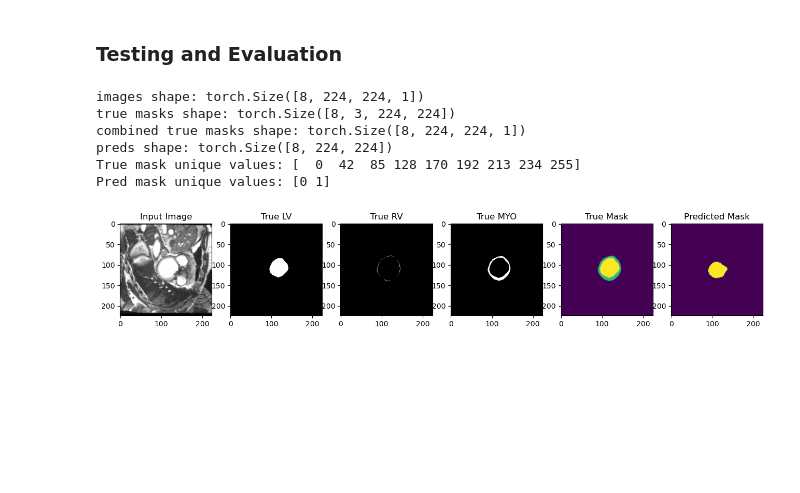
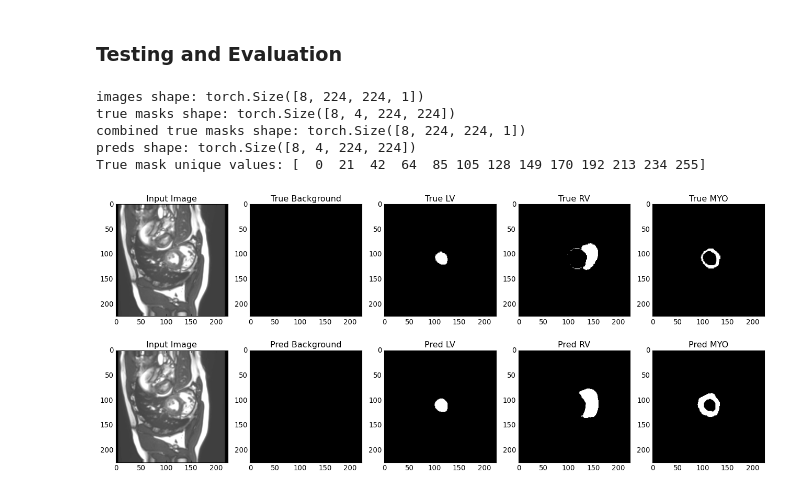
Before and after one commit to Chinthalanka/cardiac-mri-segmentation, a Jupyter notebook: experiments/original_unet.ipynb, the cells around one changed output. Saved outputs shown, nothing was run; the diff lists cells and outputs as text; code cells hidden in the pictures; blank space fills up the shorter version.

```diff
--- a/experiments/original_unet.ipynb
+++ b/experiments/original_unet.ipynb
@@ -58,9 +59,9 @@ amp = False
 root_dir = r'../data/ACDC/img_slices_org_v2/'
 logging.info(f'Using root_dir {root_dir}')
 
-training_dataset = ACDCDataset(root_dir=root_dir, dataset='training')
-validation_dataset = ACDCDataset(root_dir=root_dir, dataset='validation')
-testing_dataset = ACDCDataset(root_dir=root_dir, dataset='testing')
+training_dataset = ACDCDataset(root_dir=root_dir, dataset='training', transform_ind=True)
+validation_dataset = ACDCDataset(root_dir=root_dir, dataset='validation', transform_ind=True)
+testing_dataset = ACDCDataset(root_dir=root_dir, dataset='testing', transform_ind=True)
 
 logging.info(f'Training dataset size: {len(training_dataset)}')
 logging.info(f'Validation dataset size: {len(validation_dataset)}')
@@ -319,11 +306,12 @@ def train_model(
         mlflow.log_params(params)
 
         # Set up the optimizer, the loss, the learning rate scheduler and the loss scaling for AMP
-        optimizer = optim.RMSprop(model.parameters(),
-                                  lr=learning_rate, weight_decay=weight_decay, momentum=momentum, foreach=True)
+        # optimizer = optim.RMSprop(model.parameters(), lr=learning_rate, weight_decay=weight_decay, momentum=momentum, foreach=True)
+        optimizer = optim.Adam(model.parameters(), lr=learning_rate, weight_decay=weight_decay, foreach=True)
         scheduler = optim.lr_scheduler.ReduceLROnPlateau(optimizer, 'max', patience=5)  # goal: maximize Dice score
         grad_scaler = torch.cuda.amp.GradScaler(enabled=amp)
-        criterion = nn.CrossEntropyLoss() if model.n_classes > 1 else nn.BCEWithLogitsLoss()
+        # criterion = nn.BCELoss() if model.n_classes > 1 else nn.BCEWithLogitsLoss() # nn.CrossEntropyLoss()
+        criterion = nn.BCEWithLogitsLoss()
         global_step = 0
 
         # Begin training
@@ -338,7 +326,7 @@ def train_model(
                     # masks_all = torch.argmax(masks_all, dim=1)
                     masks_all = masks_all.permute(0, 3, 1, 2)
                     # logging.info(f"images shape: {images.shape}")
-                    # logging.info(f"true masks shape: {masks_all.shape}")
+                    # logging.info(f"true masks shape: {masks.shape}")
 
                     assert images.shape[1] == model.n_channels, \
                         f'Network has been defined with {model.n_channels} input channels, ' \
@@ -346,27 +334,30 @@ def train_model(
                         'the images are loaded correctly.'
 
                     images = images.to(device=device, dtype=torch.float32, memory_format=torch.channels_last)
-                    # true_masks = masks.to(device=device, dtype=torch.float32, memory_format=torch.channels_last)
-                    true_masks = masks_all.to(device=device, dtype=torch.float32, memory_format=torch.channels_last)
+                    true_masks = masks.to(device=device, dtype=torch.float32, memory_format=torch.channels_last)
+                    # true_masks = masks_all.to(device=device, dtype=torch.float32, memory_format=torch.channels_last)
 
                     with torch.autocast(device.type if device.type != 'mps' else 'cpu', enabled=amp):
                         # masks_pred = model(images).permute(1, 0, 2, 3)
                         masks_pred = model(images)
                         # logging.info(f"masks pred shape: {masks_pred.shape}")
                         if model.n_classes == 1:
-                            loss = criterion(masks_pred.squeeze(1), true_masks.float())
-                            loss += dice_loss(F.sigmoid(masks_pred.squeeze(1)), true_masks.float(), multiclass=False)
+                            loss_ce = criterion(masks_pred.squeeze(1), true_masks.float())
+                            loss_dice = dice_loss(F.sigmoid(masks_pred.squeeze(1)), true_masks.float(), multiclass=False)
+                            loss = 0.4 * loss_ce + 0.6 * loss_dice
                         else:
-                            loss = criterion(masks_pred, true_masks.squeeze(1).long())
-                            loss += dice_loss(
-                                masks_pred,
-                                true_masks,
+                            loss_ce = criterion(masks_pred, true_masks)  # true_masks.squeeze(1).long()
+                            loss_dice = dice_loss(
+                                # masks_pred,
+                                # true_masks,
+                                F.softmax(masks_pred, dim=1).float(),
                                 # F.sigmoid(masks_pred > 0.5).float(),
-                                # true_masks.float(),
+                                true_masks.float(),
                                 # F.softmax(masks_pred, dim=1).float(),
                                 # F.one_hot(true_masks, model.n_classes).permute(0, 3, 1, 2).float(),
                                 multiclass=True
                             )
+                            loss = 0.4 * loss_ce + 0.6 * loss_dice
 
                     optimizer.zero_grad(set_to_none=True)
                     grad_scaler.scale(loss).backward()
@@ -560,13 +560,12 @@ def visualize_prediction(model, dataloader, device, sample_idx=0, img_idx=0, n_c
             else:
                 continue
 # %%
-visualize_prediction(model, test_dataloader, device, sample_idx=1, img_idx = 6, n_classes=4, combined_mask=True)
+visualize_prediction(model, test_dataloader, device, sample_idx=1, img_idx = 6, n_classes=4, combined_mask=False)
 # %% [output]
 images shape: torch.Size([8, 224, 224, 1])
-true masks shape: torch.Size([8, 3, 224, 224])
+true masks shape: torch.Size([8, 4, 224, 224])
 combined true masks shape: torch.Size([8, 224, 224, 1])
-preds shape: torch.Size([8, 224, 224])
-True mask unique values: [  0  42  85 128 170 192 213 234 255]
-Pred mask unique values: [0 1]
+preds shape: torch.Size([8, 4, 224, 224])
+True mask unique values: [  0  21  42  64  85 105 128 149 170 192 213 234 255]
-[figure, old version]
+[figure, new version]
 # %%
```
Also changed, not shown: parts of 6 cells of this notebook, 3 other files.
